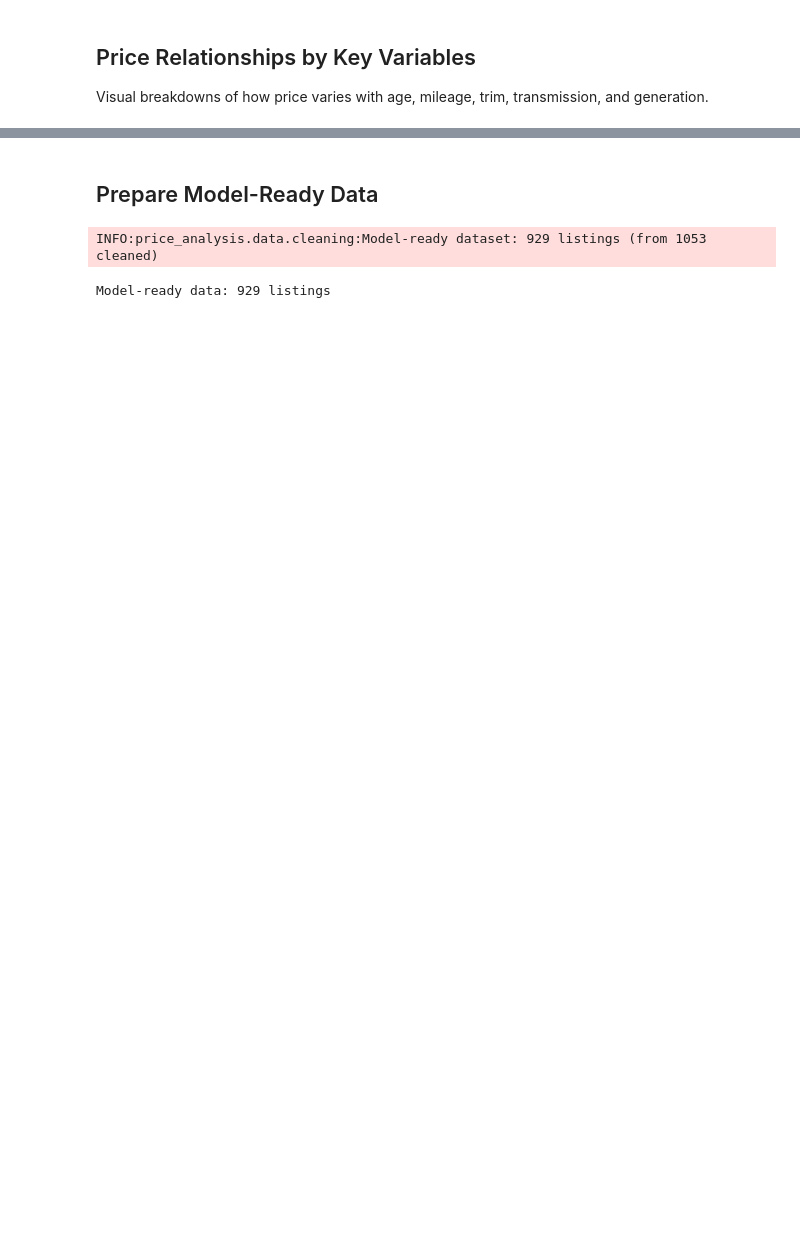
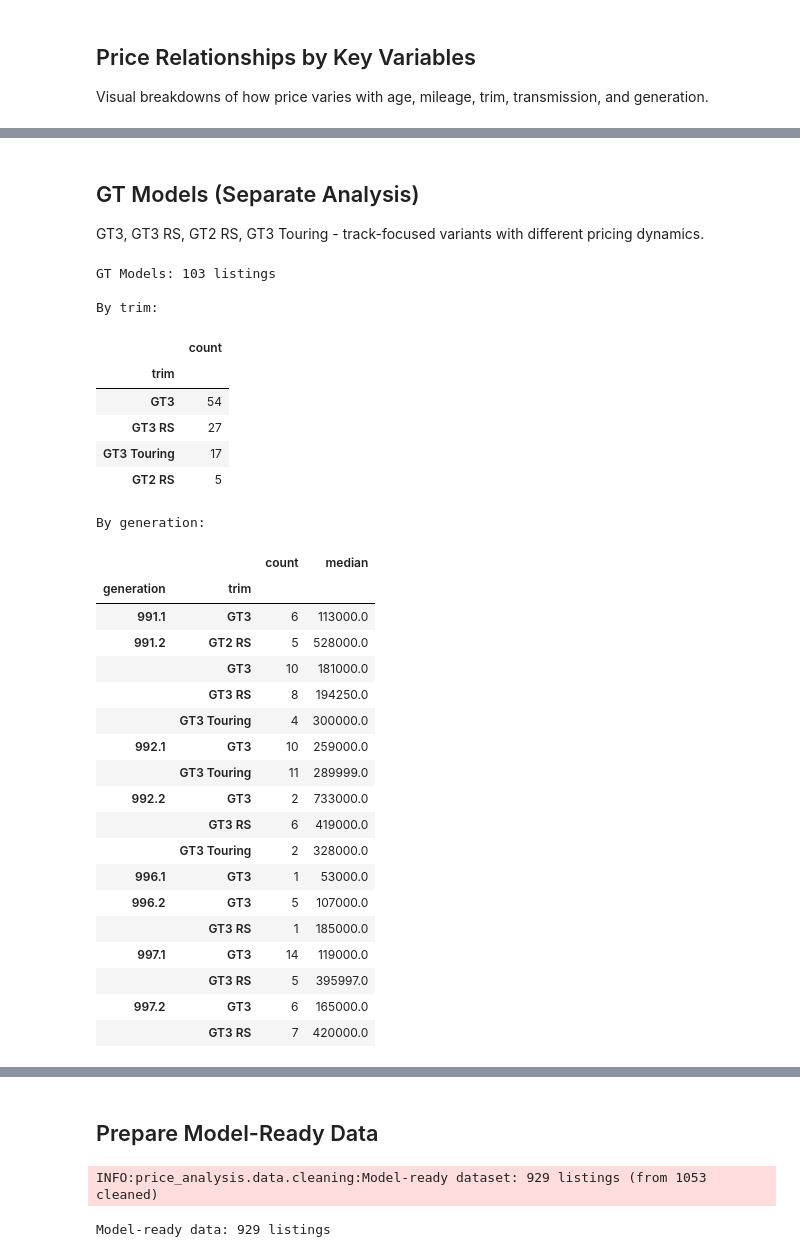
Before and after one commit to No-Stream/price-trend-analysis, a Jupyter notebook: notebooks/02_eda.ipynb, the cells around one changed output, grey strips where cells are left out. Cells and saved outputs as stored; diff of their text form; code cells hidden in the pictures; blank space fills up the shorter version.

```diff
--- a/notebooks/02_eda.ipynb
+++ b/notebooks/02_eda.ipynb
@@ -672,0 +742,45 @@ plt.show()
+# %% [markdown]
+## GT Models (Separate Analysis)
+
+GT3, GT3 RS, GT2 RS, GT3 Touring - track-focused variants with different pricing dynamics.
+# %%
+# GT models summary
+if len(df_gt) > 0:
+    print(f"GT Models: {len(df_gt)} listings")
+    print(f"\nBy trim:")
+    display(df_gt["trim"].value_counts().to_frame("count"))
+
+    print(f"\nBy generation:")
+    display(df_gt.groupby(["generation", "trim"])["sale_price"].agg(["count", "median"]).sort_index())
+else:
+    print("No GT models in dataset")
+# %% [output]
+GT Models: 103 listings
+
+By trim:
+|  | count |
+| trim |  |
+| GT3 | 54 |
+| GT3 RS | 27 |
+| GT3 Touring | 17 |
+| GT2 RS | 5 |
+By generation:
+|  |  | count | median |
+| generation | trim |  |  |
+| 991.1 | GT3 | 6 | 113000.0 |
+| 991.2 | GT2 RS | 5 | 528000.0 |
+|  | GT3 | 10 | 181000.0 |
+|  | GT3 RS | 8 | 194250.0 |
+|  | GT3 Touring | 4 | 300000.0 |
+| 992.1 | GT3 | 10 | 259000.0 |
+|  | GT3 Touring | 11 | 289999.0 |
+| 992.2 | GT3 | 2 | 733000.0 |
+|  | GT3 RS | 6 | 419000.0 |
+|  | GT3 Touring | 2 | 328000.0 |
+| 996.1 | GT3 | 1 | 53000.0 |
+| 996.2 | GT3 | 5 | 107000.0 |
+|  | GT3 RS | 1 | 185000.0 |
+| 997.1 | GT3 | 14 | 119000.0 |
+|  | GT3 RS | 5 | 395997.0 |
+| 997.2 | GT3 | 6 | 165000.0 |
+|  | GT3 RS | 7 | 420000.0 |
```
Also changed, not shown: parts of 11 cells of this notebook.
